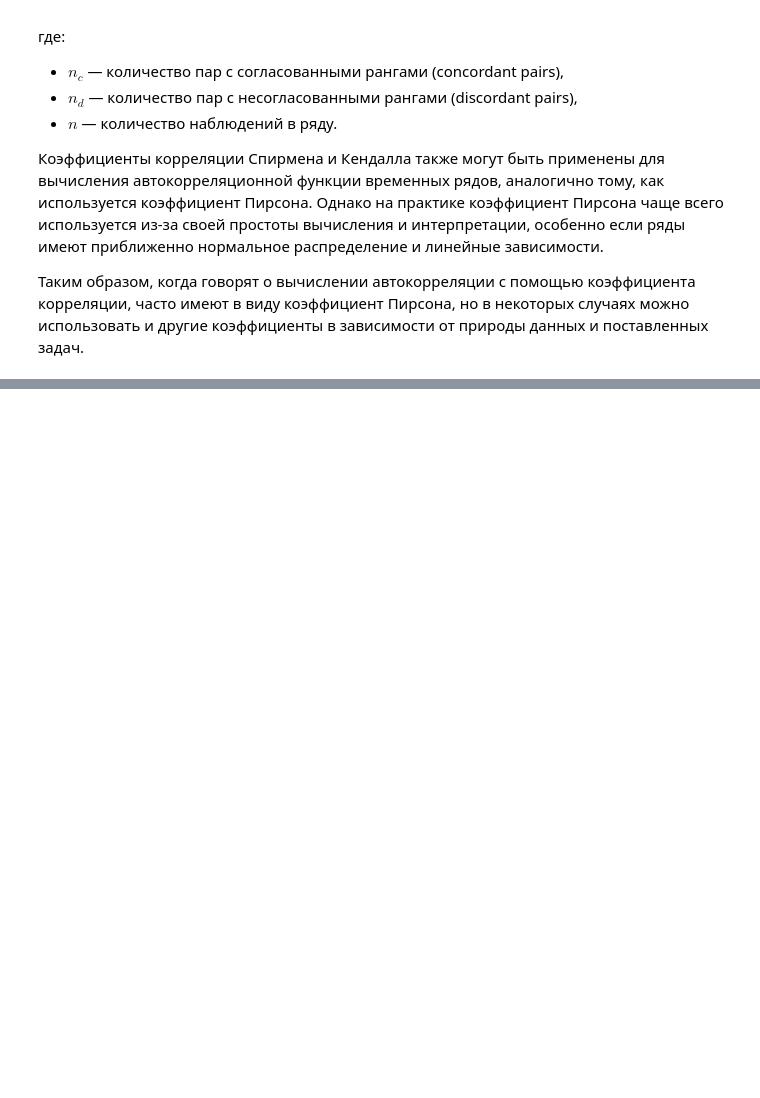
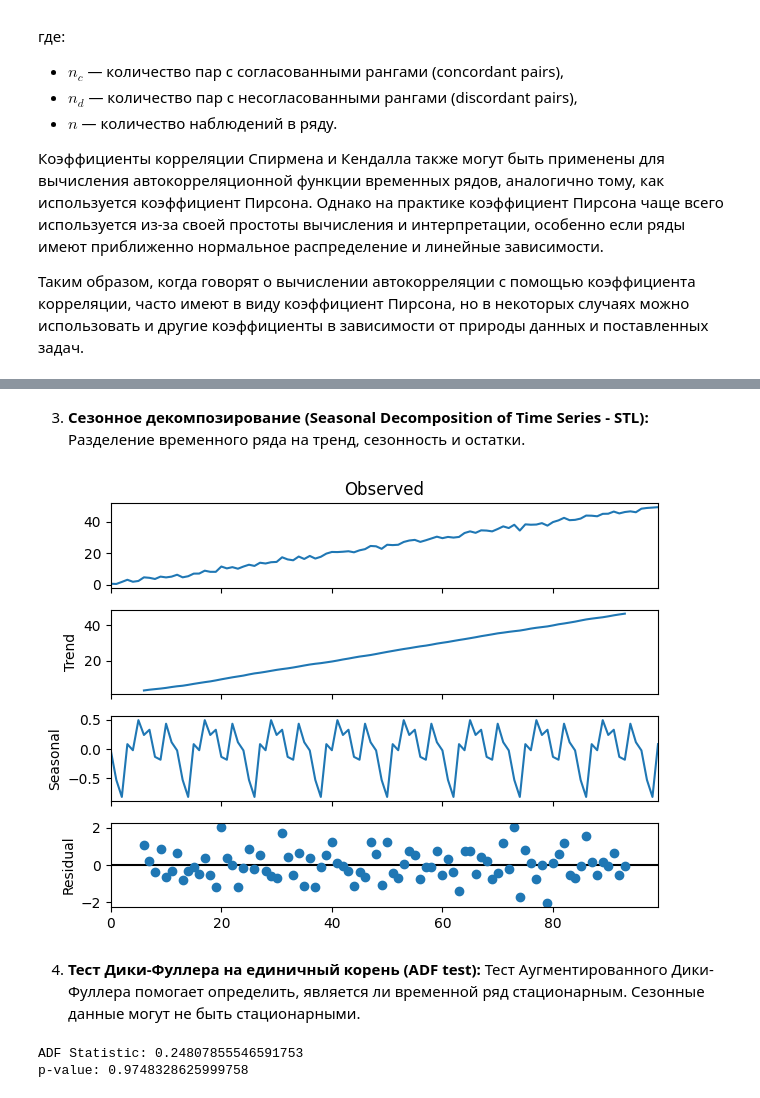
Before and after one commit to CodeHunterOfficial/TimeSeriesForecast_2024-2025, a Jupyter notebook: Тема 2. Аналитика временных рядов/Тема_2_Аналитика_временных_рядов.ipynb, the cells around one changed output, grey strips where cells are left out. Drawn from its saved outputs; the diff is of its cells as text; code cells hidden in the pictures; blank space fills up the shorter version.

```diff
--- a/Тема 2. Аналитика временных рядов/Тема_2_Аналитика_временных_рядов.ipynb
+++ b/Тема 2. Аналитика временных рядов/Тема_2_Аналитика_временных_рядов.ipynb
@@ -245,0 +674,25 @@ $$ \tau_{\tau} = \frac{n_c - n_d}{\frac{n(n-1)}{2}}, $$
+# %% [markdown]
+3. **Сезонное декомпозирование (Seasonal Decomposition of Time Series - STL):**
+   Разделение временного ряда на тренд, сезонность и остатки.
+# %%
+from statsmodels.tsa.seasonal import seasonal_decompose
+
+result = seasonal_decompose(y, model='additive', period=12)
+result.plot()
+plt.show()
+# %% [output]
+[figure, added]
+# %% [markdown]
+
+
+4. **Тест Дики-Фуллера на единичный корень (ADF test):**
+   Тест Аугментированного Дики-Фуллера помогает определить, является ли временной ряд стационарным. Сезонные данные могут не быть стационарными.
+# %%
+from statsmodels.tsa.stattools import adfuller
+
+result = adfuller(y)
+print(f'ADF Statistic: {result[0]}')
+print(f'p-value: {result[1]}')
+# %% [output]
+ADF Statistic: 0.24807855546591753
+p-value: 0.9748328625999758
```
Also changed, not shown: parts of 54 cells of this notebook.
